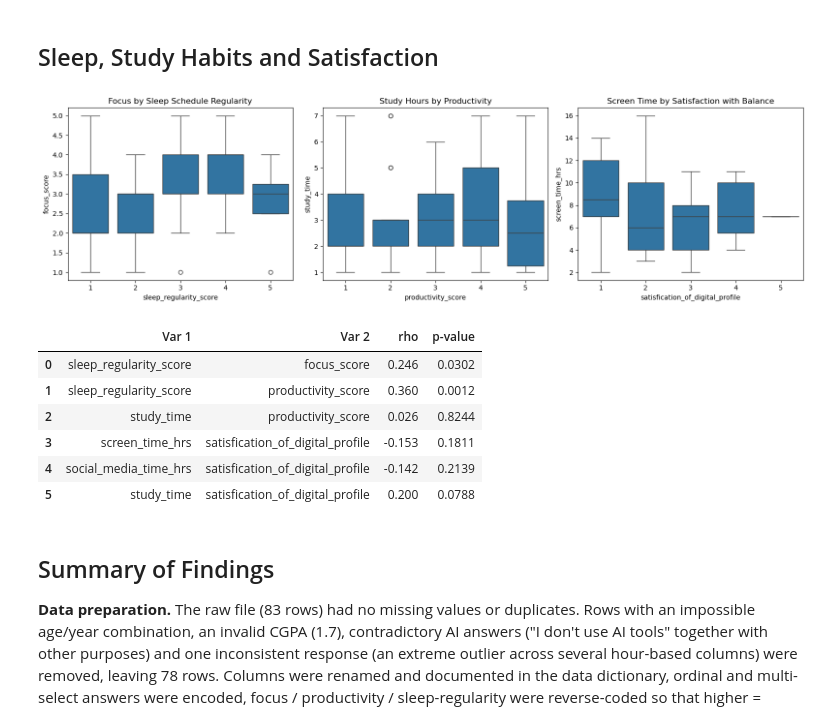
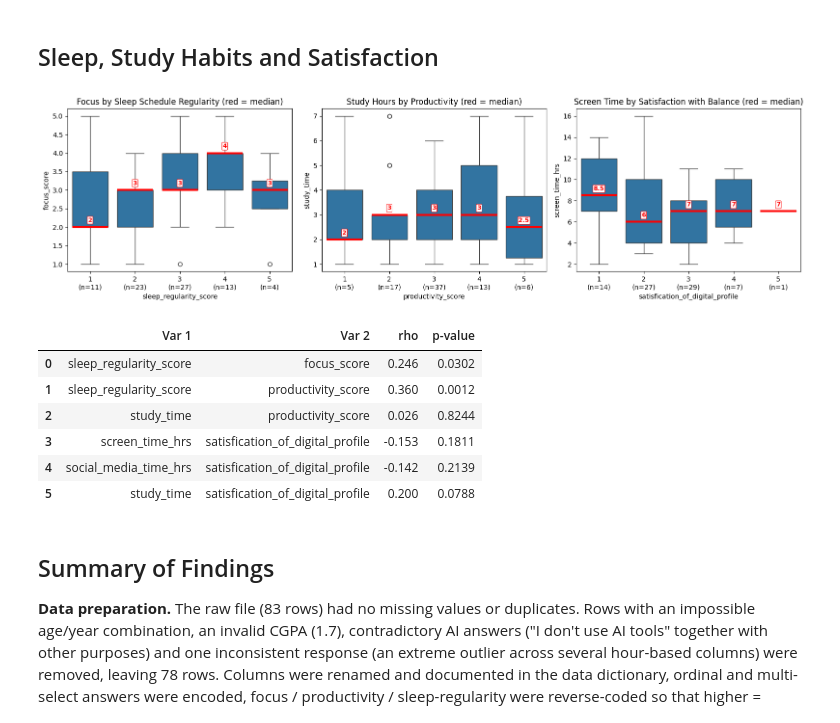
Before and after one commit to Sahasra-iiits/College-Student-Digital-LifeStyle-Profile-IDHV, a Jupyter notebook: AnalysisCode.ipynb, the cells around one changed output. Saved outputs shown, nothing was run; the diff lists cells and outputs as text; code cells hidden in the pictures.

```diff
--- a/AnalysisCode.ipynb
+++ b/AnalysisCode.ipynb
@@ -687,7 +687,7 @@ plot_cols = [
 
 for col in cols:
     plt.figure(figsize=(8, 3))
-    sns.boxplot(x=df_copy[col])
+    sns.boxplot(x=df_copy[col], medianprops={"color": "red", "linewidth": 3})
     plt.title(f"Box Plot of {col}")
     plt.xlabel(col)
     plt.tight_layout()
@@ -1063,12 +1063,21 @@ for col in plot_vars:
 # %%
 plt.figure(figsize=(8, 5))
 
-sns.boxplot(
+order = ["Rarely", "Daily", "Several times a day"]
+ax = sns.boxplot(
     data=df_copy,
     x="AI_usage",
     y="cgpa",
-    order=["Rarely", "Daily", "Several times a day"]
+    order=order,
+    medianprops={"color": "red", "linewidth": 3}
 )
+
+# label each median so it is easy to read
+medians = df_copy.groupby("AI_usage")["cgpa"].median()
+for i, g in enumerate(order):
+    ax.text(i, medians[g] + 0.08, f"Median = {medians[g]:.2f}", ha="center", va="bottom",
+            fontsize=10, fontweight="bold", color="red",
+            bbox=dict(boxstyle="round,pad=0.2", fc="white", ec="red", lw=0.8))
 
 plt.title("CGPA by AI Usage Frequency")
 plt.xlabel("AI Usage Frequency")
@@ -1333,21 +1363,35 @@ Spearman: number of AI purposes vs CGPA: rho=0.005, p=0.9649
 ## Sleep, Study Habits and Satisfaction
 # %%
 fig, axes = plt.subplots(1, 3, figsize=(16, 4.5))
-sns.boxplot(data=df_copy, x="sleep_regularity_score", y="focus_score", ax=axes[0]); axes[0].set_title("Focus by Sleep Schedule Regularity")
-sns.boxplot(data=df_copy, x="productivity_score", y="study_time", ax=axes[1]); axes[1].set_title("Study Hours by Productivity")
-sns.boxplot(data=df_copy, x="satisfication_of_digital_profile", y="screen_time_hrs", ax=axes[2]); axes[2].set_title("Screen Time by Satisfaction with Balance")
+panels = [
+    ("sleep_regularity_score", "focus_score", "Focus by Sleep Schedule Regularity"),
+    ("productivity_score", "study_time", "Study Hours by Productivity"),
+    ("satisfication_of_digital_profile", "screen_time_hrs", "Screen Time by Satisfaction with Balance"),
+]
+for ax, (xcol, ycol, title) in zip(axes, panels):
+    sns.boxplot(data=df_copy, x=xcol, y=ycol, ax=ax, medianprops={"color": "red", "linewidth": 3})
+    levels = sorted(df_copy[xcol].unique())
+    grp = df_copy.groupby(xcol)[ycol]
+    med, cnt = grp.median(), grp.size()
+    top = df_copy[ycol].max()
+    for k, g in enumerate(levels):
+        ax.text(k, med[g] + 0.02 * top, f"{med[g]:g}", ha="center", va="bottom", fontsize=9, fontweight="bold",
+                color="red", bbox=dict(boxstyle="round,pad=0.12", fc="white", ec="red", lw=0.7))
+    ax.set_xticks(range(len(levels)))
+    ax.set_xticklabels([f"{g}\n(n={cnt[g]})" for g in levels])
+    ax.set_title(title + " (red = median)")
 plt.tight_layout()
 plt.show()
 
 rows = []
 for a, b in [("sleep_regularity_score", "focus_score"), ("sleep_regularity_score", "productivity_score"),
              ("study_time", "productivity_score"), ("screen_time_hrs", "satisfication_of_digital_profile"),
              ("social_media_time_hrs", "satisfication_of_digital_profile"), ("study_time", "satisfication_of_digital_profile")]:
     r, p = spearmanr(df_copy[a], df_copy[b])
     rows.append({"Var 1": a, "Var 2": b, "rho": round(r, 3), "p-value": round(p, 4)})
 display(pd.DataFrame(rows))
 # %% [output]
-[figure, old version]
+[figure, new version]
 |  | Var 1 | Var 2 | rho | p-value |
 | 0 | sleep_regularity_score | focus_score | 0.246 | 0.0302 |
 | 1 | sleep_regularity_score | productivity_score | 0.360 | 0.0012 |
```
Also changed, not shown: parts of 3 cells of this notebook, 1 other file.
